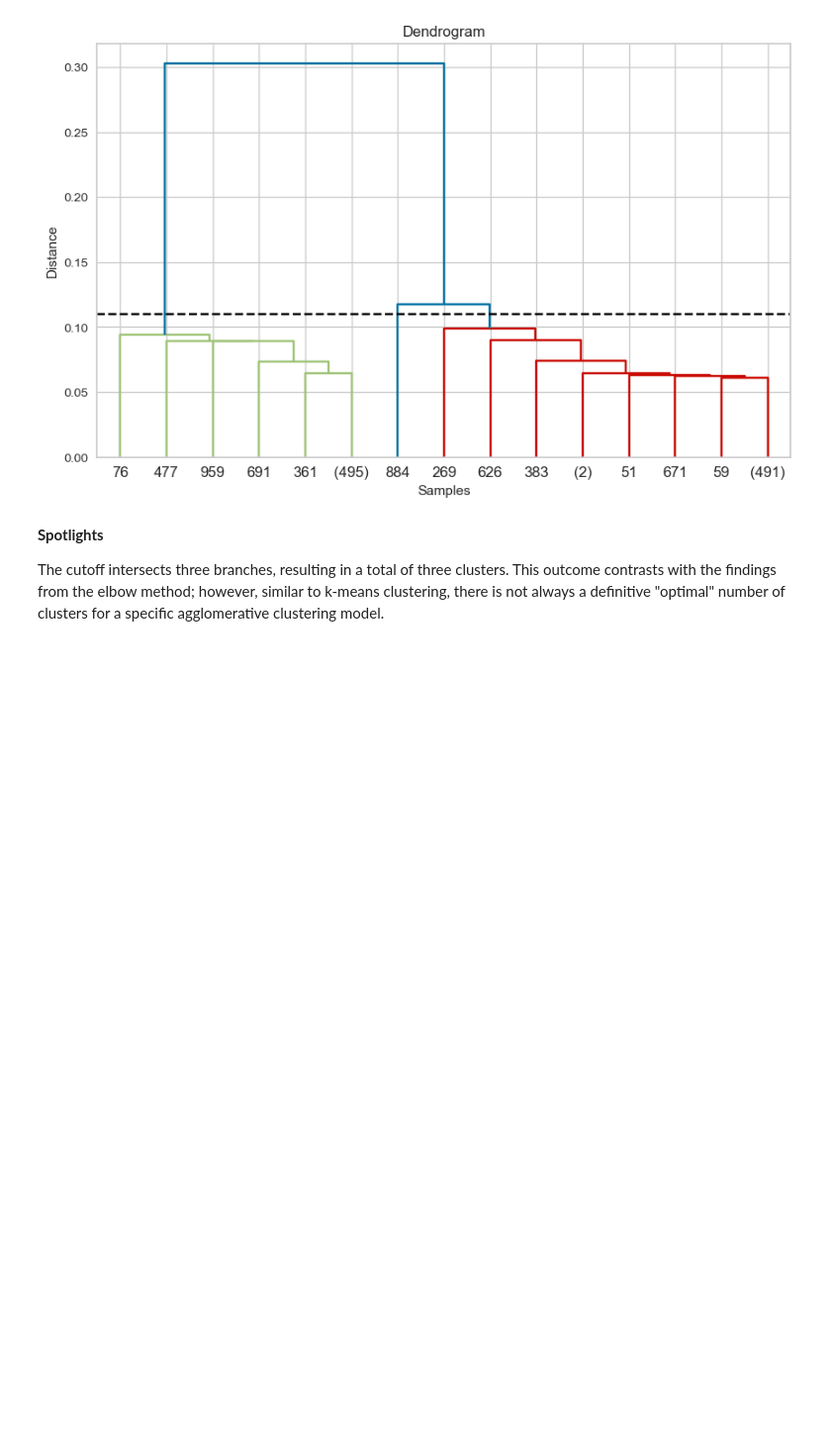
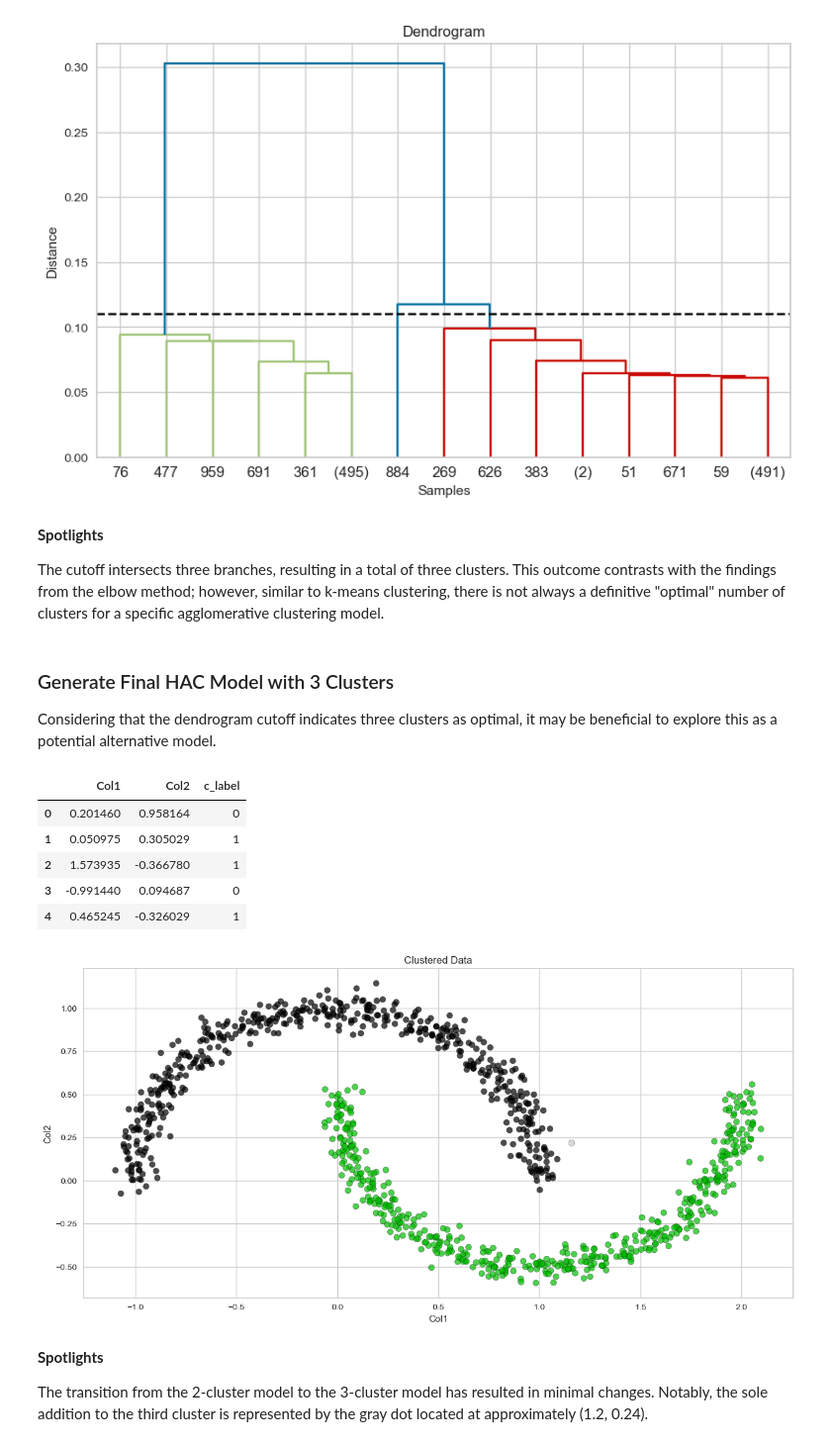
Before and after one commit to tyrantdavis/Hierarchical-Clustering-Model, a Jupyter notebook: hierarchical-clustering-moons.ipynb, the cells around one changed output. Shown at 99% size. Drawn from its saved outputs; the diff is of its cells as text; code cells hidden in the pictures; blank space fills up the shorter version.

```diff
--- a/hierarchical-clustering-moons.ipynb
+++ b/hierarchical-clustering-moons.ipynb
@@ -280,3 +281,31 @@ plt.axhline(y=cutoff, color="black", linestyle="--")
 **Spotlights**
 
 The cutoff intersects three branches, resulting in a total of three clusters. This outcome contrasts with the findings from the elbow method; however, similar to k-means clustering, there is not always a definitive "optimal" number of clusters for a specific agglomerative clustering model.
+# %% [markdown]
+### Generate Final HAC Model with 3 Clusters
+
+Considering that the dendrogram cutoff indicates three clusters as optimal, it may be beneficial to explore this as a potential alternative model.
+# %%
+"""Create cluster labels optimizing for 3 clsters"""
+
+labels = generate_cluster_labels("hac", 3, X)
+
+"""Add the generated cluster labels as a new column"""
+labeled_clusters = X.assign(c_label=labels)
+
+"""Display a sample of rows from the dataset"""
+display(labeled_clusters.head())
+
+graph_clusters()
+# %% [output]
+|  | Col1 | Col2 | c_label |
+| 0 | 0.201460 | 0.958164 | 0 |
+| 1 | 0.050975 | 0.305029 | 1 |
+| 2 | 1.573935 | -0.366780 | 1 |
+| 3 | -0.991440 | 0.094687 | 0 |
+| 4 | 0.465245 | -0.326029 | 1 |
+[figure, added]
+# %% [markdown]
+**Spotlights**
+
+The transition from the 2-cluster model to the 3-cluster model has resulted in minimal changes. Notably, the sole addition to the third cluster is represented by the gray dot located at approximately (1.2, 0.24).
```
Also changed, not shown: parts of 2 cells of this notebook.
